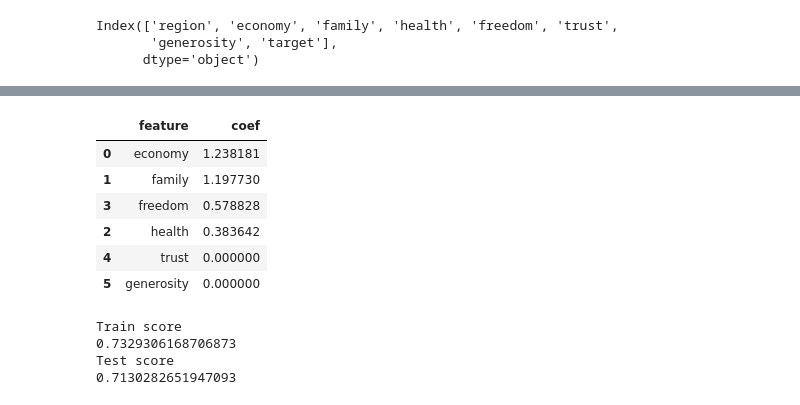
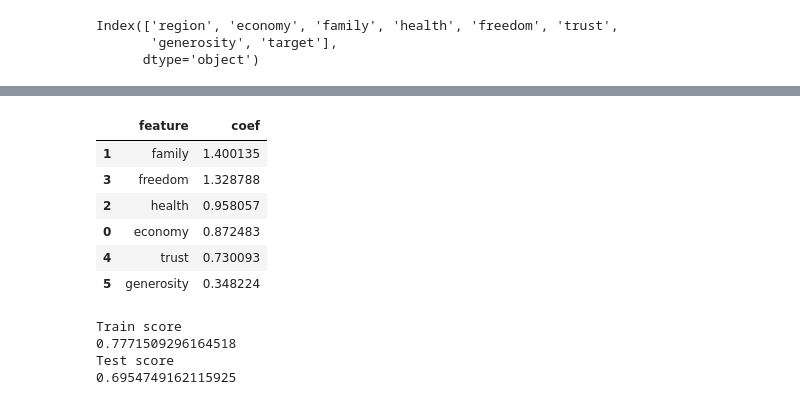
Before and after one commit to mikulatomas/statistics, a Jupyter notebook: regression/lasso_regression.ipynb, the cells around one changed output, grey strips where cells are left out. Cells and saved outputs as stored; diff of their text form; code cells hidden in the pictures.

```diff
--- a/regression/lasso_regression.ipynb
+++ b/regression/lasso_regression.ipynb
@@ -18,23 +48,23 @@ test_y = df_test['target']
 # %%
-model = Lasso(alpha=0.03)
+model = Lasso(alpha=0.001)
 # %%
 model = model.fit(train_X, train_y)
 # %%
 # health je podle lassa mene dulezite nez podle klasicke regrese
 # to je v korespondenci se zaverem feature forward/backward selection
-pd.DataFrame(zip(df_train.columns.drop(['region', 'target']), model.coef_), columns=['feature', 'coef']).sort_values('coef', ascending=False)
+coef_table(model.coef_, train_X.columns)
 # %% [output]
 |  | feature | coef |
-| 0 | economy | 1.238181 |
-| 1 | family | 1.197730 |
-| 3 | freedom | 0.578828 |
-| 2 | health | 0.383642 |
-| 4 | trust | 0.000000 |
-| 5 | generosity | 0.000000 |
+| 1 | family | 1.400135 |
+| 3 | freedom | 1.328788 |
+| 2 | health | 0.958057 |
+| 0 | economy | 0.872483 |
+| 4 | trust | 0.730093 |
+| 5 | generosity | 0.348224 |
 # %%
 model_performance(model, train_X, train_y, test_X, test_y)
 # %% [output]
 Train score
-0.7329306168706873
+0.7771509296164518
 Test score
-0.7130282651947093
+0.6954749162115925
```
Also changed, not shown: parts of 3 cells of this notebook, 3 other files.
